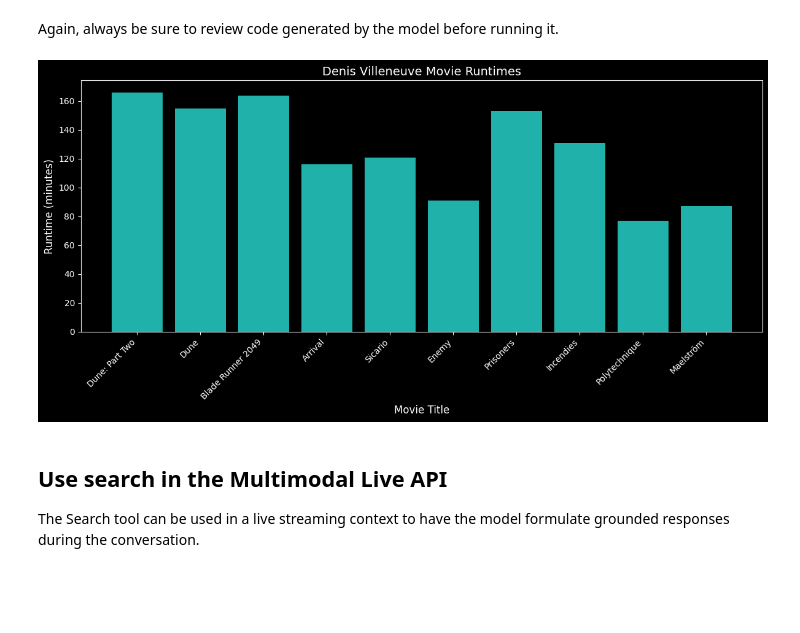
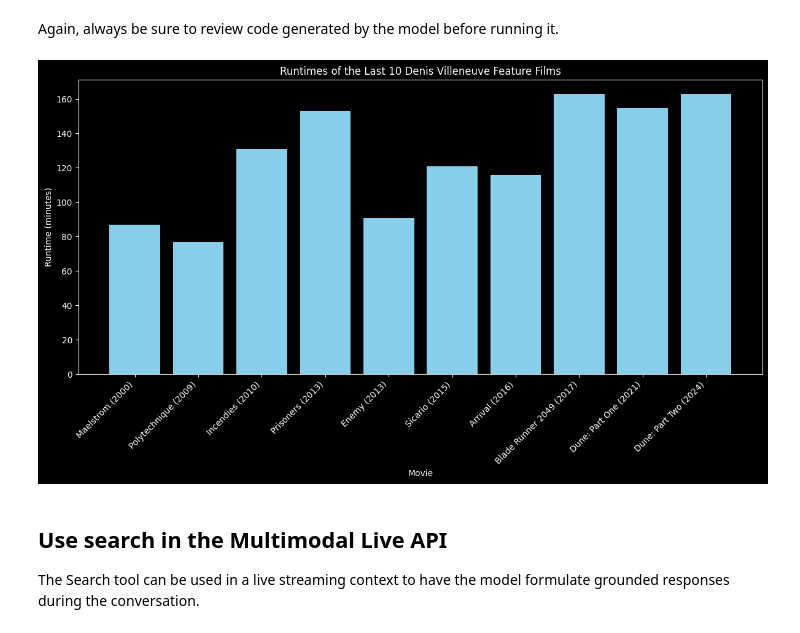
Before and after one commit to google-gemini/cookbook, a Jupyter notebook: quickstarts/Search_Grounding.ipynb, the cells around one changed output. Cells and saved outputs as stored; diff of their text form; code cells hidden in the pictures; blank space fills up the shorter version.

````diff
--- a/quickstarts/Search_Grounding.ipynb
+++ b/quickstarts/Search_Grounding.ipynb
@@ -283,6 +303,7 @@ plt.show()
 # %% [markdown]
 One feature of using a chat conversation to do this is that you can now ask the model to make changes.
 # %%
-r = movie_chat.send_message('Looks great! Can you give the chart a dark theme instead?')
-show_parts(r)
+response = movie_chat.send_message('Looks great! Can you give the chart a dark theme instead?')
+
+show_parts(response)
 # %% [output]
@@ -354,45 +369,15 @@ This code produces a visually appealing dark-themed chart of the movie runtimes.
 # %% [markdown]
 Again, always be sure to review code generated by the model before running it.
-# %%
-import matplotlib.pyplot as plt
-
-# Movie titles and runtimes (in minutes).
-# Data gathered from search results.
-movies = {
-    "Dune: Part Two": 166,
-    "Dune": 155,
-    "Blade Runner 2049": 164,
-    "Arrival": 116,
-    "Sicario": 121,
-    "Enemy": 91,
-    "Prisoners": 153,
-    "Incendies": 131,
-    "Polytechnique": 77,
-    "Maelström": 87
-}
-
-movie_titles = list(movies.keys())
-runtimes = list(movies.values())
-
-# Set dark theme
-plt.style.use('dark_background')
-
-# Create the bar chart
-plt.figure(figsize=(12, 6))  # Adjust figure size for better readability
-plt.bar(movie_titles, runtimes, color='lightseagreen') #changed bar color
-
-# Add labels and title
-plt.xlabel("Movie Title", fontsize=12, color='white')
-plt.ylabel("Runtime (minutes)", fontsize=12, color='white')
-plt.title("Denis Villeneuve Movie Runtimes", fontsize=14, color='white')
-plt.xticks(rotation=45, ha="right", fontsize=10, color='white') # Rotate x-axis labels for better fit
-plt.yticks(color='white')
-plt.tight_layout()  # Adjust layout to prevent labels from overlapping
-
-# Show the plot
-plt.show()
-# %% [output]
-[figure, removed]
+# %%
+import re
+
+matchFound = re.search(r"python\n(.*?)```", response.text, re.DOTALL)
+
+if matchFound:
+  code = matchFound.group(1)
+  exec(code)
+# %% [output]
+[figure, added]
 # %% [markdown]
 ## Use search in the Multimodal Live API
 
````
Also changed, not shown: parts of 15 cells of this notebook, 16 other files.
